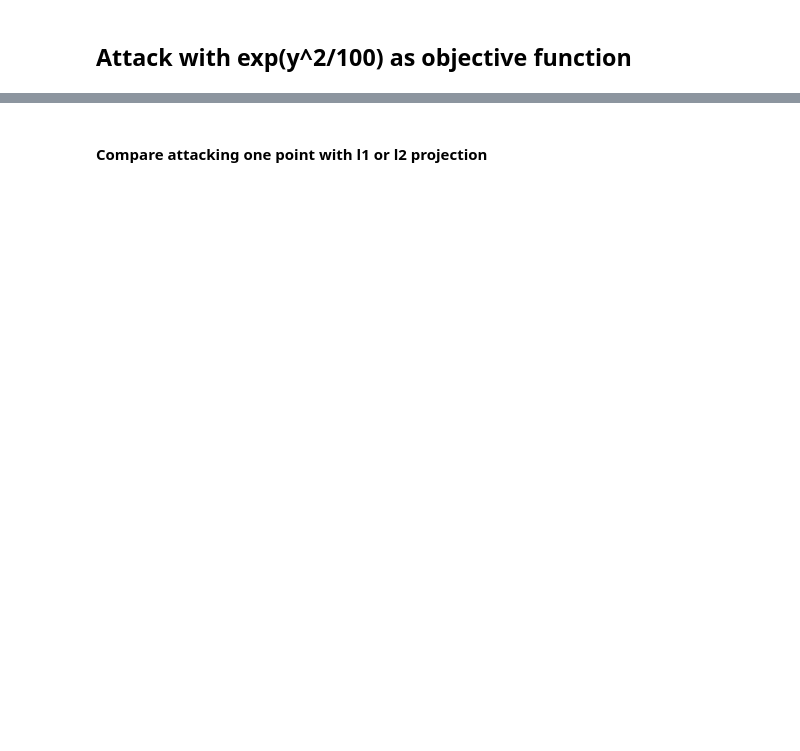
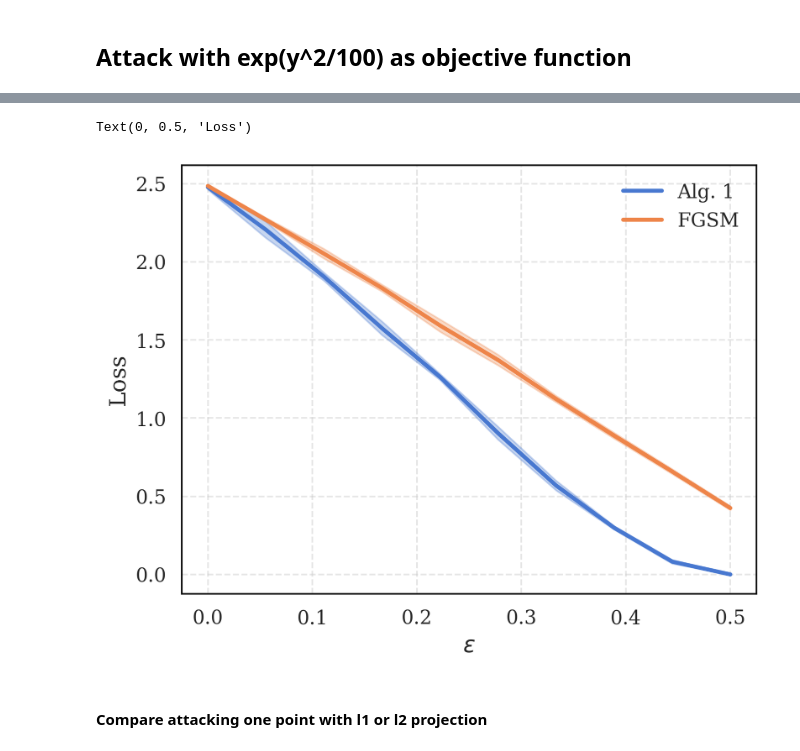
Before and after one commit to pablogarciarce/AdvReg, a Jupyter notebook: notebooks/test_point_bnn.ipynb, the cells around one changed output, grey strips where cells are left out. Drawn from its saved outputs; the diff is of its cells as text; code cells hidden in the pictures; blank space fills up the shorter version.

```diff
--- a/notebooks/test_point_bnn.ipynb
+++ b/notebooks/test_point_bnn.ipynb
@@ -163,3 +179,14 @@ plt.ylabel('Loss')
+# %%
+plt.plot(epsilons, np.mean(losses_total_rep, axis=0), label='Alg. 1', color='C0')
+plt.fill_between(epsilons, np.mean(losses_total_rep, axis=0) - 2*np.std(losses_total_rep, axis=0), np.mean(losses_total_rep, axis=0) + 2*np.std(losses_total_rep, axis=0), alpha=0.3, color='C0')
+plt.plot(epsilons, np.mean(losses_total_fgsm, axis=0), label='FGSM', color='C1')
+plt.fill_between(epsilons, np.mean(losses_total_fgsm, axis=0) - 2*np.std(losses_total_fgsm, axis=0), np.mean(losses_total_fgsm, axis=0) + 2*np.std(losses_total_fgsm, axis=0), alpha=0.3, color='C1')
+plt.legend()
+plt.xlabel('$\epsilon$')
+plt.ylabel('Loss')
+# %% [output]
+Text(0, 0.5, 'Loss')
+[figure, added]
 # %% [markdown]
 #### Compare attacking one point with l1 or l2 projection
 # %%
```
Also changed, not shown: parts of 6 cells of this notebook, 19 other files.
